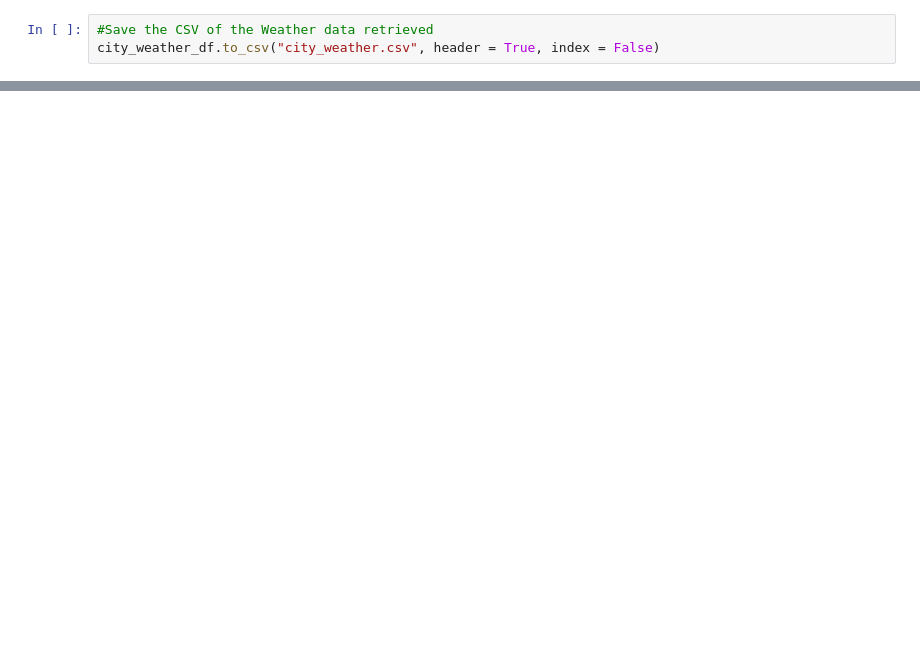
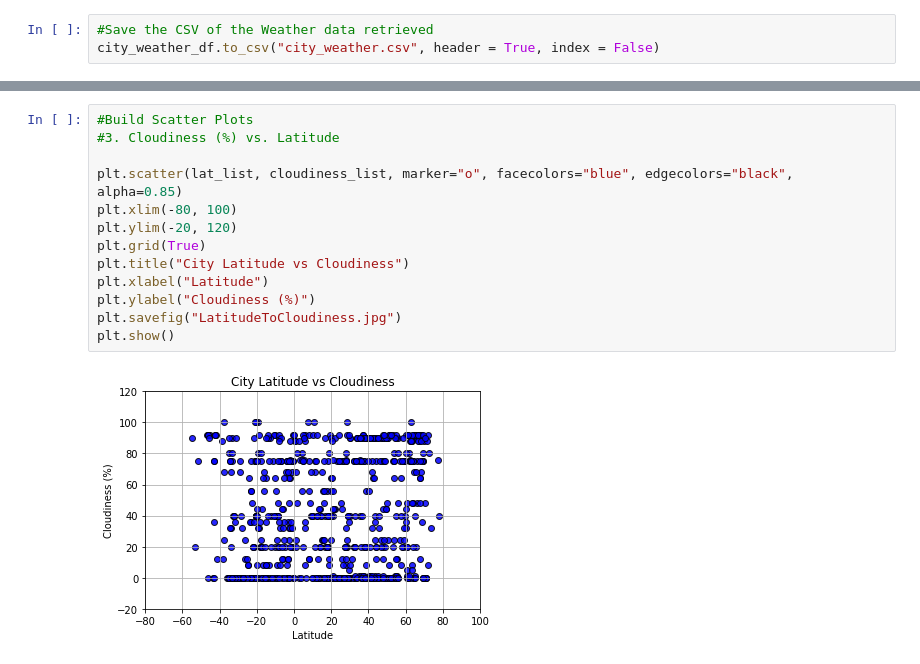
Before and after one commit to SuswithGaddam/Python-API, a Jupyter notebook: WeatherPy.ipynb, the cells around one changed output, grey strips where cells are left out. Drawn from its saved outputs; the diff is of its cells as text; blank space fills up the shorter version.

```diff
--- a/WeatherPy.ipynb
+++ b/WeatherPy.ipynb
@@ -116,0 +143,15 @@ plt.show()
+# %%
+#Build Scatter Plots
+#3. Cloudiness (%) vs. Latitude
+
+plt.scatter(lat_list, cloudiness_list, marker="o", facecolors="blue", edgecolors="black", alpha=0.85)
+plt.xlim(-80, 100)
+plt.ylim(-20, 120)
+plt.grid(True)
+plt.title("City Latitude vs Cloudiness")
+plt.xlabel("Latitude")
+plt.ylabel("Cloudiness (%)")
+plt.savefig("LatitudeToCloudiness.jpg")
+plt.show()
+# %% [output]
+[figure, added]
```
Also changed, not shown: parts of 7 cells of this notebook, 5 other files.
